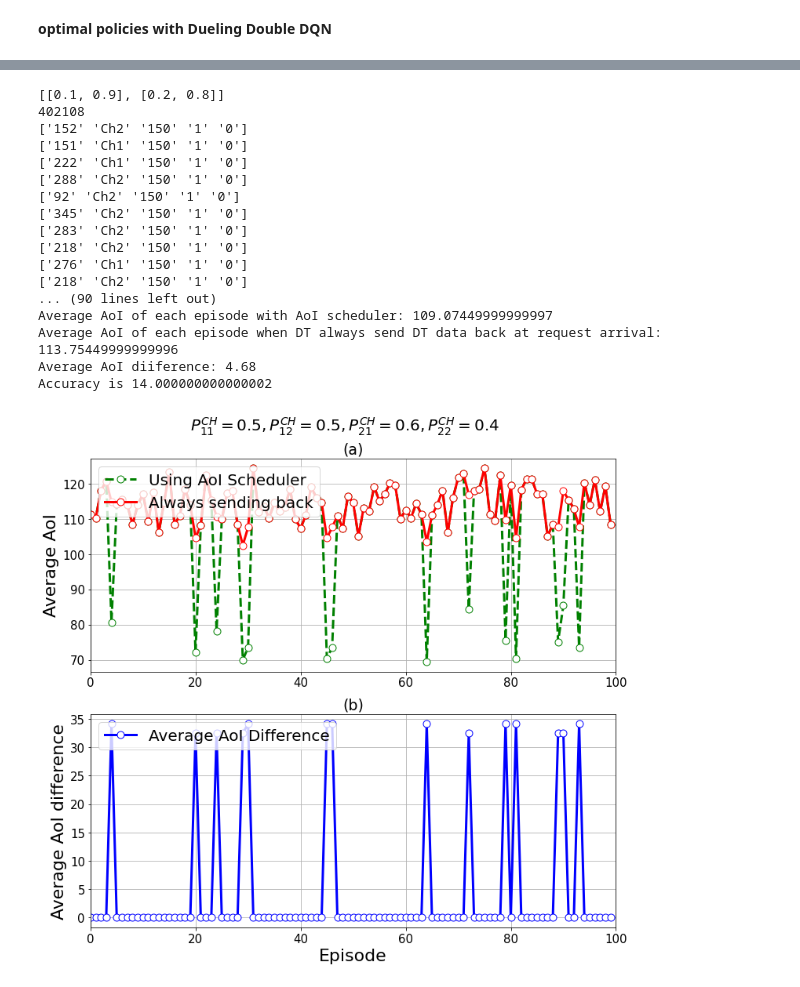
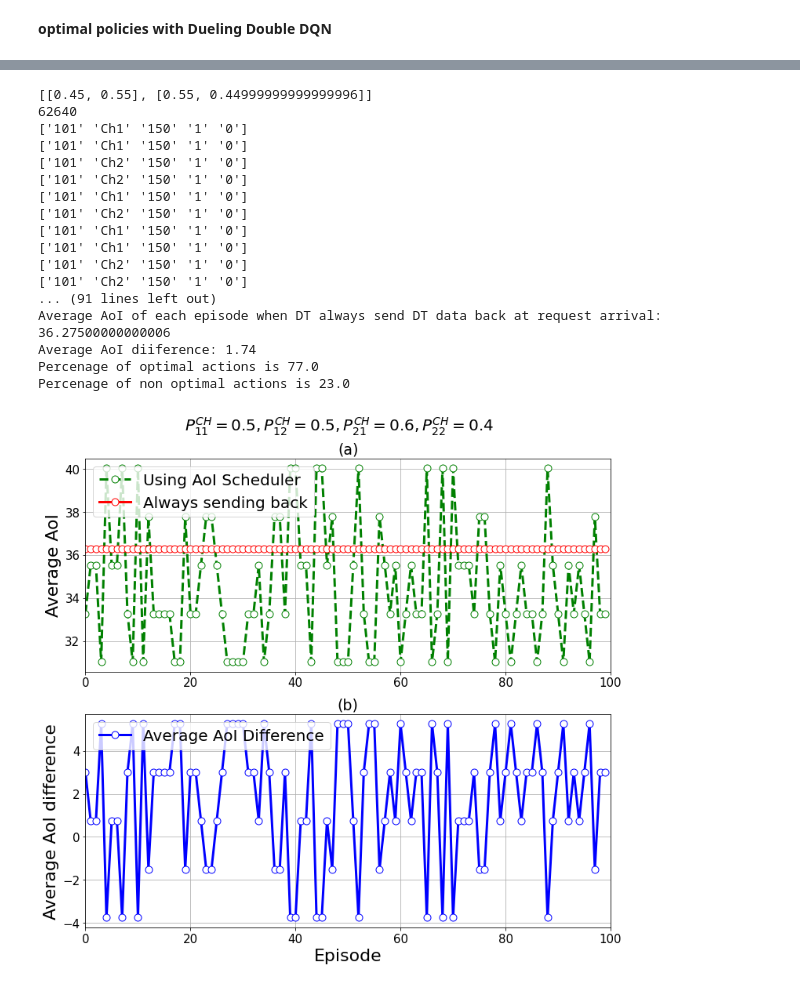
Before and after one commit to amirhoseinaghaei/Research_Simulation, a Jupyter notebook: Research_Simulation.ipynb, the cells around one changed output, grey strips where cells are left out. Cells and saved outputs as stored; diff of their text form; code cells hidden in the pictures.

```diff
--- a/Research_Simulation.ipynb
+++ b/Research_Simulation.ipynb
@@ -283,8 +251,8 @@ rudder_lstm_a0 = LSTM(state_input_size=5, n_actions= 2, buffer=Lesson_buffer_a0,
 rudder_lstm_a1 = LSTM(state_input_size=5, n_actions= 2, buffer=Lesson_buffer_a1, n_units=n_lstm,
                         lstm_lr=lstm_lr, l2_regularization=l2_regularization, return_scaling=10,
                         lstm_batch_size=8, continuous_pred_factor=0.5)
-rudder_lstm_a0.load_state_dict(torch.load('rudder_lstm_150_wait_0.4.pt'))
-rudder_lstm_a1.load_state_dict(torch.load('rudder_lstm_150_send_0.4.pt'))
+rudder_lstm_a0.load_state_dict(torch.load('rudder_lstm_150_wait_0.45.pt'))
+rudder_lstm_a1.load_state_dict(torch.load('rudder_lstm_150_send_0.45.pt'))
 
 environment = Environment(250,50)
 environment.CreateStates()
@@ -337,7 +305,9 @@ for i in tqdm(range(10000)):
               rewards = rudder_lstm_a0.redistribute_reward(states=np.expand_dims(states, 0),actions=np.expand_dims(actions, 0))[0, :]
             if actions[0] == 1:
               rewards = rudder_lstm_a1.redistribute_reward(states=np.expand_dims(states, 0),actions=np.expand_dims(actions, 0))[0, :]
-
+              for i in range(len(rewards)):
+                rewards[i] = 0
+              # print(rewards)
             policy_updator.Q_learning(actions= actions , states = states, rewards= rewards)
 
 Optimal_Policy_Dict = {}
@@ -815,8 +779,8 @@ l2_regularization = 1e-6
 avg_window = 750
 
 episode = 0
-Lesson_buffer_a1 = LessonBuffer(1000, 40, 5)
-Lesson_buffer_a0 = LessonBuffer(1000, 40, 5)
+Lesson_buffer_a1 = LessonBuffer(1000, 25, 5)
+Lesson_buffer_a0 = LessonBuffer(1000, 25, 5)
 
 rudder_lstm_a0 = LSTM(state_input_size=5, n_actions= 2, buffer=Lesson_buffer_a0, n_units=n_lstm,
                         lstm_lr=lstm_lr, l2_regularization=l2_regularization, return_scaling=10,
@@ -824,8 +788,8 @@ rudder_lstm_a0 = LSTM(state_input_size=5, n_actions= 2, buffer=Lesson_buffer_a0,
 rudder_lstm_a1 = LSTM(state_input_size=5, n_actions= 2, buffer=Lesson_buffer_a1, n_units=n_lstm,
                         lstm_lr=lstm_lr, l2_regularization=l2_regularization, return_scaling=10,
                         lstm_batch_size=8, continuous_pred_factor=0.5)
-rudder_lstm_a0.load_state_dict(torch.load('rudder_lstm_150_wait_0.4.pt'))
-rudder_lstm_a1.load_state_dict(torch.load('rudder_lstm_150_send_0.4.pt'))
+rudder_lstm_a0.load_state_dict(torch.load('rudder_lstm_150_wait_0.45.pt'))
+rudder_lstm_a1.load_state_dict(torch.load('rudder_lstm_150_send_0.45.pt'))
 
 
 Dueling_Double_DQN_Agent = Dueling_DDQN_Agent(gamma=1, epsilon=1.0, lr=3e-4,
@@ -889,7 +853,7 @@ for i in tqdm(range(5000)):
                   rewards = rudder_lstm_a0.redistribute_reward(states=np.expand_dims(states, 0),actions=np.expand_dims(actions, 0))[0, :]
             if actions[0] == 1:
                   rewards = rudder_lstm_a1.redistribute_reward(states=np.expand_dims(states, 0),actions=np.expand_dims(actions, 0))[0, :]
-            for i in range(40):
+            for i in range(25):
               Dueling_Double_DQN_Agent.store_transition(states[i], actions[i], rewards[i], states[i+1],
                                   dones[i])
               Dueling_Double_DQN_Agent.learn()
@@ -1054,7 +1008,9 @@ Successfully installed PyQt5-5.15.9 PyQt5-Qt5-5.15.2 PyQt5-sip-12.11.1
 import json
 
 # Opening JSON file
-with open('Optimal_Policy_Qlearning_0.1_120_150.json') as json_file:
-    Optimal_Policy_Dict = json.load(json_file)
+with open('Optimal_Policy_Qlearning_0.45_150.json') as json_file:
+    Optimal_Policy_Dict_Qlearning = json.load(json_file)
+with open('Optimal_Policy_DDDQN_0.45_150.json') as json_file:
+    Optimal_Policy_Dict_DDDQN = json.load(json_file)
 # %%
 import json
@@ -1106,12 +1062,14 @@ for i in range(NUM_EPISODE):
     name = f'({first_state[0]}, {first_state[1]}, {first_state[2]}, {first_state[3]}, {first_state[4]})'
 
     while not done:
+        # action  = 0 if Optimal_Policy_Dict_Qlearning[name] == 'wait' else 1
         action = 1
         if environment.state.Ra == 0 and environment.state.U == 0:
           action = 0
         if environment.state.U > 0:
           action = 0
-
+        if environment.sendbackaction == True:
+          action = 1
         state, reward, done = environment.step(action)
         Episode_AoI.append(state[0])
         actions.append(action)
@@ -1129,7 +1087,7 @@ for i in range(NUM_EPISODE):
     environment.state = State(name, int(first_state[0]), (first_state[1]), int(first_state[2]), int(first_state[3]), int(first_state[4]))
     while not done:
         if UseOptimalPolicy:
-          action  = 0 if Optimal_Policy_Dict[name] == 'wait' else 1
+          action  = 0 if Optimal_Policy_Dict_Qlearning[name] == 'wait' else 1
           # print(Optimal_Policy_Dict[name])
         # else:
         #   action = 1
@@ -1177,54 +1135,59 @@ ax[0].plot(Total_Reward_List_Without_Optimal_Policy, label ='Always sending back
 # ax.plot(AVerageAoIUsingScheduler, label ='Average AoI of 100 Episodes Using AoI Scheduler', color = "g" , markersize = 5, linestyle = "dashed", linewidth = 3)
 # ax.plot(AVerageAoIWithoutScheduler, label ='Average AoI of 100 Episodes without AoI Scheduler' , color = "r", markersize = 5,  linestyle = "dashed", linewidth = 3)
 
 ax[0].legend(fontsize = 20, loc='upper left')
 ax[1].legend(fontsize = 20, loc='upper left')
 handles, labels = plt.gca().get_legend_handles_labels()
 # by_label = dict(zip(labels, handles))
 # ax[1].legend(by_label.values(), by_label.keys(), loc='upper left')
 
 ax[0].grid()
 ax[1].grid()
 ax[0].set_ylabel("Average AoI", fontsize = 22.0)
-ax[0].set_xlim(xmin=0, xmax=100)
+ax[0].set_xlim(xmin=0, xmax=NUM_EPISODE)
 ax[1].set_xlabel("Episode", fontsize = 22.0)
 ax[1].set_ylabel("Average AoI difference", fontsize = 22.0)
-ax[1].set_xlim(xmin=0, xmax=100)
+ax[1].set_xlim(xmin=0, xmax=NUM_EPISODE)
 ax[0].tick_params(labelsize=15)
 ax[1].tick_params(labelsize=15)
 string = "$P^{CH}_{11}$$ = 0.5, $$P^{CH}_{12}$$ = 0.5, $$P^{CH}_{21}$$ = 0.6, $$P^{CH}_{22}$$ = 0.4$"
 fig.suptitle(string, fontweight ="bold" , y = 0.95, fontsize = 20)
 ax[0].set_title('(a)' , fontsize = 19)
 ax[1].set_title('(b)', fontsize = 19)
 fig.savefig('SimulationResult_DDDQN_70_125_0.5_0.5.pdf')
 
 print(f"Average AoI of each episode with AoI scheduler: {sum(Total_Reward_List)/NUM_EPISODE}")
 print(f"Average AoI of each episode when DT always send DT data back at request arrival: {sum(Total_Reward_List_Without_Optimal_Policy)/NUM_EPISODE}")
 print(f"Average AoI diiference: {sum(AoI_Difference_List)/NUM_EPISODE}")
 
 number_of_optimal_actions = 0
+number_of_non_optimal_actions = 0
+
 for i in AoI_Difference_List:
-  if i > 0 or i < 0:
+  if i < 0:
+      number_of_non_optimal_actions += 1
+  if i > 0:
       number_of_optimal_actions += 1
-print(f"Accuracy is {(number_of_optimal_actions/len(AoI_Difference_List))*100}")
+print(f"Percenage of optimal actions is {(number_of_optimal_actions/len(AoI_Difference_List))*100}")
+print(f"Percenage of non optimal actions is {(number_of_non_optimal_actions/len(AoI_Difference_List))*100}")
 # %% [output]
-[[0.1, 0.9], [0.2, 0.8]]
-402108
-['152' 'Ch2' '150' '1' '0']
-['151' 'Ch1' '150' '1' '0']
-['222' 'Ch1' '150' '1' '0']
-['288' 'Ch2' '150' '1' '0']
-['92' 'Ch2' '150' '1' '0']
-['345' 'Ch2' '150' '1' '0']
-['283' 'Ch2' '150' '1' '0']
-['218' 'Ch2' '150' '1' '0']
-['276' 'Ch1' '150' '1' '0']
-['218' 'Ch2' '150' '1' '0']
-... (90 lines left out)
-Average AoI of each episode with AoI scheduler: 109.07449999999997
-Average AoI of each episode when DT always send DT data back at request arrival: 113.75449999999996
-Average AoI diiference: 4.68
-Accuracy is 14.000000000000002
+[[0.45, 0.55], [0.55, 0.44999999999999996]]
+62640
+['101' 'Ch1' '150' '1' '0']
+['101' 'Ch1' '150' '1' '0']
+['101' 'Ch2' '150' '1' '0']
+['101' 'Ch2' '150' '1' '0']
+['101' 'Ch1' '150' '1' '0']
+['101' 'Ch2' '150' '1' '0']
+['101' 'Ch1' '150' '1' '0']
+['101' 'Ch1' '150' '1' '0']
+['101' 'Ch2' '150' '1' '0']
+['101' 'Ch2' '150' '1' '0']
+... (91 lines left out)
+Average AoI of each episode when DT always send DT data back at request arrival: 36.27500000000006
+Average AoI diiference: 1.74
+Percenage of optimal actions is 77.0
+Percenage of non optimal actions is 23.0
-[figure, old version]
+[figure, new version]
 # %%
 !nvcc --version
```
Also changed, not shown: parts of 10 cells of this notebook.
